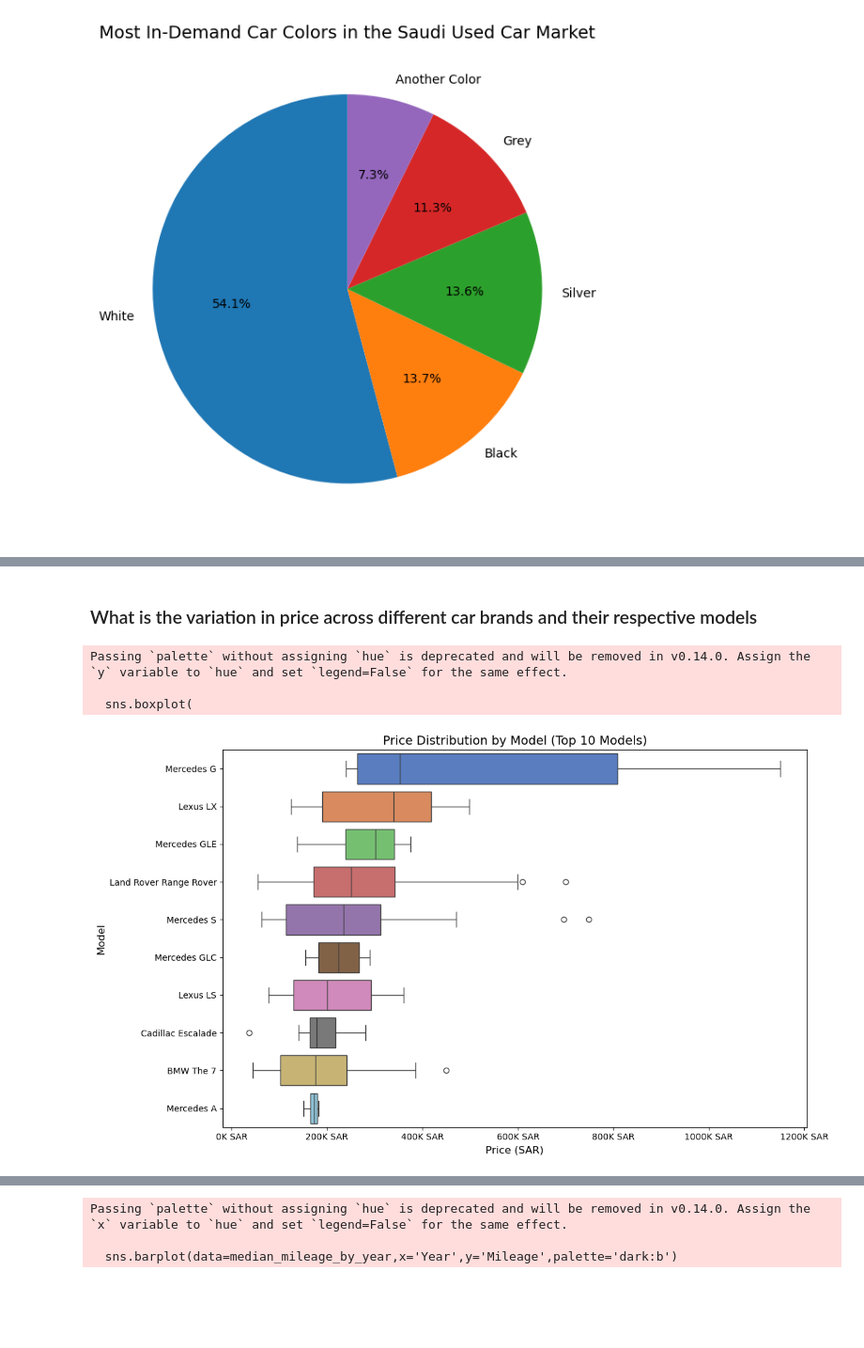
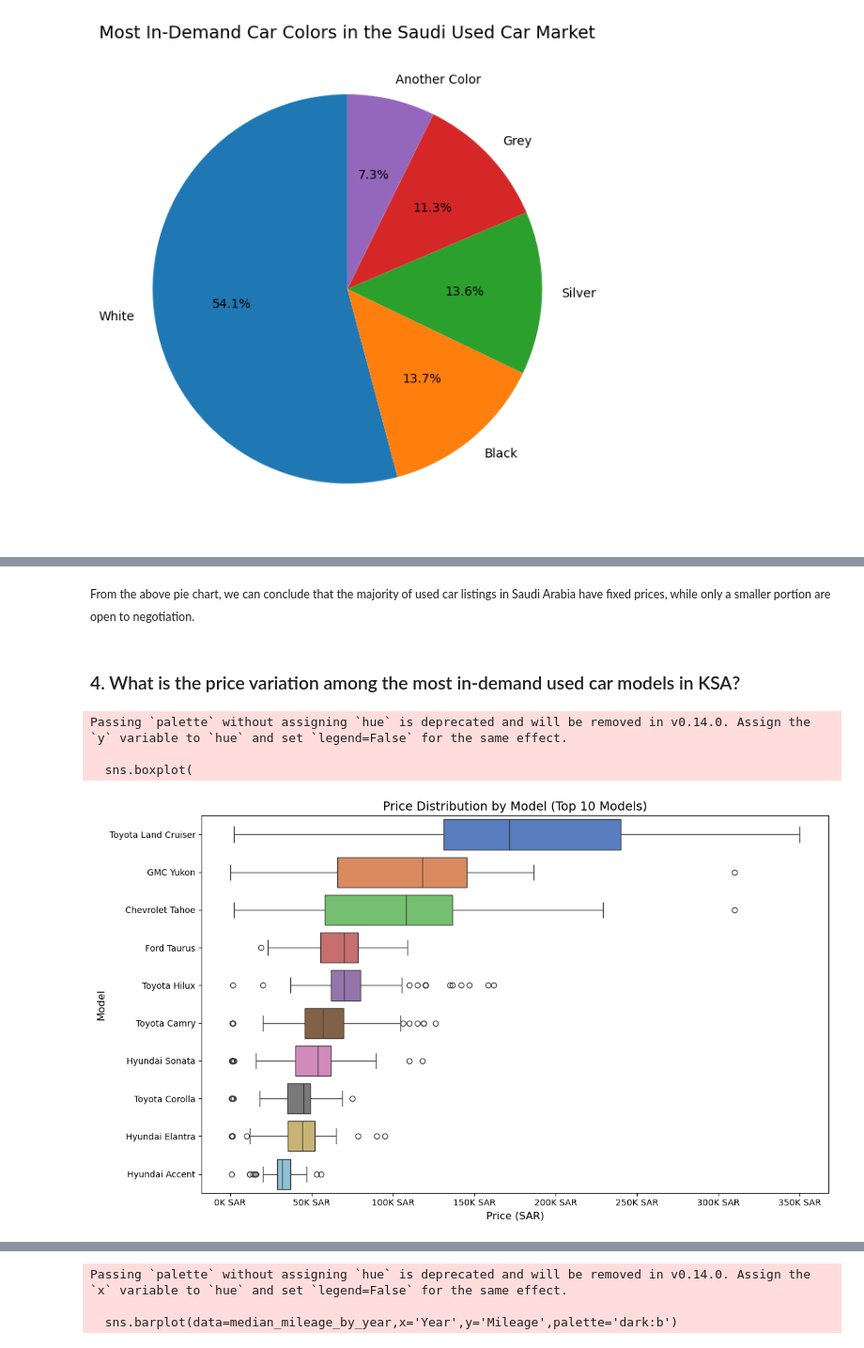
Before and after one commit to sagamohamedsaedaden-dotcom/Used_Cars_Ksa, a Jupyter notebook: used_cars_SA.ipynb, the cells around one changed output, grey strips where cells are left out. Shown at 94% size. Drawn from its saved outputs; the diff is of its cells as text; code cells hidden in the pictures; blank space fills up the shorter version.

```diff
--- a/used_cars_SA.ipynb
+++ b/used_cars_SA.ipynb
@@ -254,64 +185,62 @@ Passing `palette` without assigning `hue` is deprecated and will be removed in v
+# %% [markdown]
+<small>From the above pie chart, we can conclude that the majority of used car listings in Saudi Arabia have fixed prices, while only a smaller portion are open to negotiation.</small>
 # %% [markdown]
-### What is the variation in price across different car brands and their respective models
+### 4. What is the price variation among the most in-demand used car models in KSA?
 # %%
 # Count number of listings for each car Type
 valid_models = (
     df_Used_Cars.groupby('Type')
     .size()
-    # .loc[lambda x: x >= 5]
-    # .index
 )
-
-
 # Keep only car Types with at least 5 listings
 valid_models = valid_models[valid_models >= 5].index
 
-# Select top 10 car Types by highest median price
+# Select top 10 most in-demand car Types
 top_models = (
     df_Used_Cars[df_Used_Cars['Type'].isin(valid_models)]
-    .groupby('Type')['Price']
-    .median()
-    .sort_values(ascending=False)
+    .groupby('Type')
+    .agg(
+        count=('Price', 'count'),
+        median_price=('Price', 'median')
+    )
+    .sort_values(by='count', ascending=False)
     .head(10)
     .index
 )
 
 # Filter dataset to include only top 10 expensive car Types
 data = df_Used_Cars[df_Used_Cars['Type'].isin(top_models)]
-
-# data['Brand_Model'] = data['Make'] + ' ' + data['Type']
 
 # Order models by median price (Brand_Model level)
 order = (
     data.groupby('Brand_Model')['Price']
     .median()
     .sort_values(ascending=False)
     .index
 )
 # plot
 plt.figure(figsize=(12, 7))
 
 sns.boxplot(
     data=data,
     y='Brand_Model',
     x='Price',
     order=order,
     palette='muted'
-    # showfliers=False  # hides extreme outliers
 )
 
 plt.title('Price Distribution by Model (Top 10 Models)', fontsize=14)
 plt.xlabel('Price (SAR)',fontsize=12)
 plt.ylabel('Model',fontsize=12)
 
 plt.gca().xaxis.set_major_formatter(
     FuncFormatter(lambda x, pos: f'{int(x/1_000)}K SAR'))
 
 
 plt.tight_layout()
 plt.show()
 # %% [output]
 Passing `palette` without assigning `hue` is deprecated and will be removed in v0.14.0. Assign the `y` variable to `hue` and set `legend=False` for the same effect.
 
   sns.boxplot(
-[figure, old version]
+[figure, new version]
```
Also changed, not shown: parts of 51 cells of this notebook, 9 other files.
